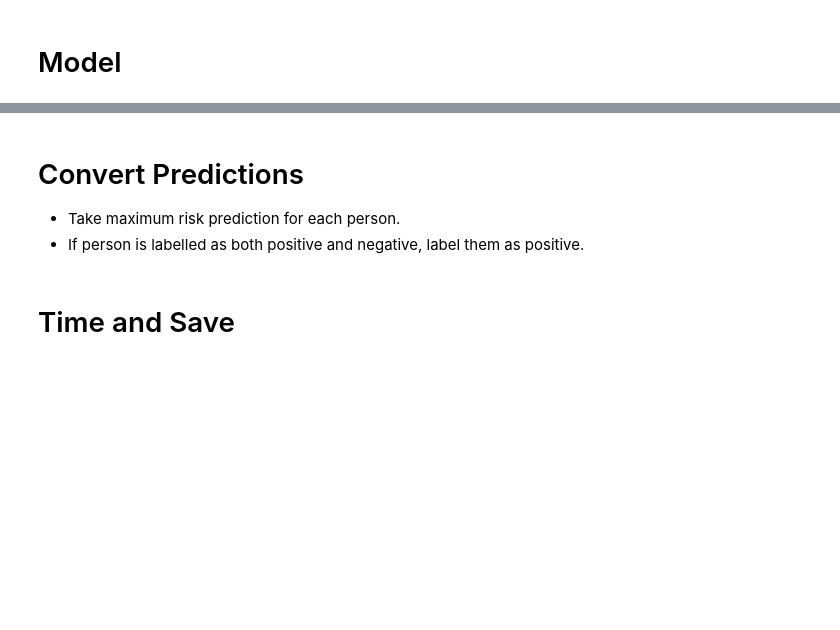
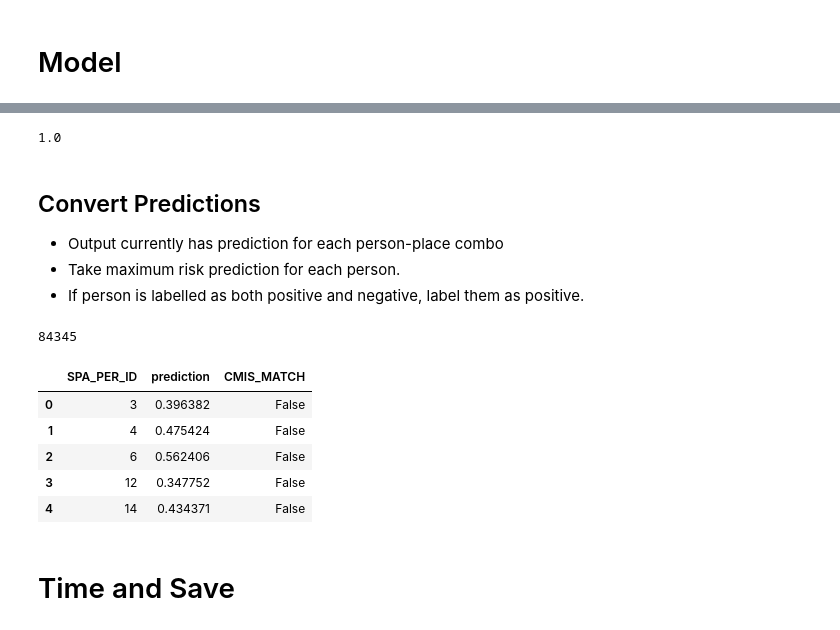
Before and after one commit to middlec000/SPA_predict_homelessness, a Jupyter notebook: Code/2_ANN_Fit.ipynb, the cells around one changed output, grey strips where cells are left out. Drawn from its saved outputs; the diff is of its cells as text; code cells hidden in the pictures; blank space fills up the shorter version.

```diff
--- a/Code/2_ANN_Fit.ipynb
+++ b/Code/2_ANN_Fit.ipynb
@@ -73,0 +71,18 @@ Y_test = df_test[['CMIS_MATCH', id_col]].groupby(id_col).first()
+# %%
+early_stopping = EarlyStopping(
+    monitor='loss',
+    min_delta=0.001,
+    patience=2,
+    restore_best_weights=True
+)
+
+model_params = {
+    'OPTIMIZER':'adam',
+    'LOSS':'binary_crossentropy',
+    'METRICS':['binary_crossentropy'],
+    #'CLASS_WEIGHT':class_weight,
+    'BATCH_SIZE':500,
+    'EPOCHS':1000,
+    'CALLBACKS':[early_stopping],
+    'VERBOSITY':0
+}
@@ -250,15 +240,11 @@ def k_folds_ann(model, model_params:dict, x:np.ndarray, y:np.ndarray, num_folds:
 # %%
 NUM_FOLDS = 4
 
-model_params = {
-    'OPTIMIZER':'adam',
-    'LOSS':'binary_crossentropy',
-    'METRICS':['accuracy'],
-    #'CLASS_WEIGHT':class_weight,
-    'BATCH_SIZE':1,
-    'EPOCHS':5,
-    'CALLBACKS':[early_stopping],
-    'VERBOSITY':0
-    }
-
-results = k_folds_ann(model=model, model_params=model_params, x=X, y=Y, num_folds=NUM_FOLDS, scale_axis=2, scaler=StandardScaler())
+results = k_folds_ann(
+    model_params=model_params,
+    x=X,
+    y=Y,
+    num_folds=NUM_FOLDS,
+    scale_axis=2,
+    scaler=StandardScaler()
+)
@@ -286,17 +262,31 @@ results['predictions'].head()
+# %%
+len(results['predictions']) / results['predictions']['ID'].nunique()
+# %% [output]
+1.0
 # %% [markdown]
-# Convert Predictions
+## Convert Predictions
+* Output currently has prediction for each person-place combo
 * Take maximum risk prediction for each person.
 * If person is labelled as both positive and negative, label them as positive.
 # %%
 predictions = results['predictions'].copy()
-predictions['SPA_PER_ID'] = predictions['ID'].apply(lambda x: x.split('-')[0])
+predictions['SPA_PER_ID'] = predictions['ID'].apply(lambda x: x.split('-')[0]).astype('int')
 
 matches = predictions.groupby('SPA_PER_ID')['CMIS_MATCH'].any()
 predictions = pd.concat([predictions.groupby('SPA_PER_ID')['prediction'].max(), matches], axis=1, join='inner', ignore_index=False)
 predictions = predictions.reset_index()
 del matches
 
+print(len(predictions))
 predictions.head()
+# %% [output]
+84345
+|  | SPA_PER_ID | prediction | CMIS_MATCH |
+| 0 | 3 | 0.396382 | False |
+| 1 | 4 | 0.475424 | False |
+| 2 | 6 | 0.562406 | False |
+| 3 | 12 | 0.347752 | False |
+| 4 | 14 | 0.434371 | False |
 # %% [markdown]
 # Time and Save
 # %%
```
Also changed, not shown: parts of 20 cells of this notebook, 4 other files.
